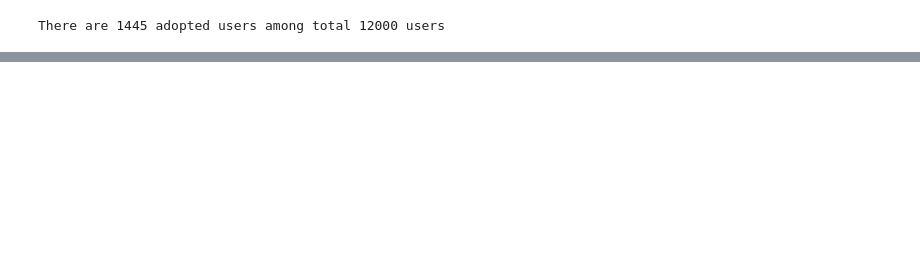
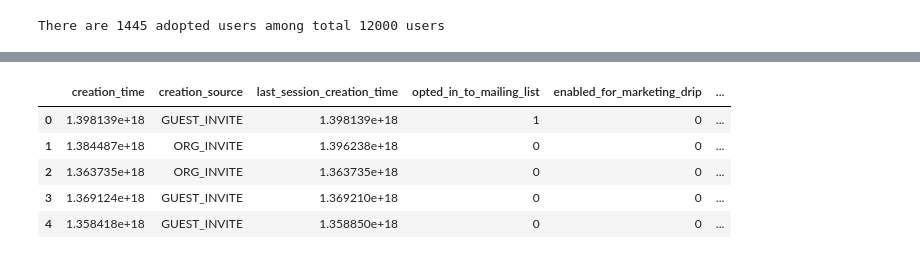
Before and after one commit to data4good1/SpringBoard, a Jupyter notebook: relax_challenge/relax-challenge.ipynb, the cells around one changed output, grey strips where cells are left out. Cells and saved outputs as stored; diff of their text form; code cells hidden in the pictures; blank space fills up the shorter version.

```diff
--- a/relax_challenge/relax-challenge.ipynb
+++ b/relax_challenge/relax-challenge.ipynb
@@ -118,3 +155,11 @@ dtype: int64
 # %%
-#fill na values in invited_by_user column
-df_join['invited_by_user_id'].fillna(value=0,inplace=True)
+df_join['last_session_creation_time'] = df_join['last_session_creation_time'].astype(float)
+df_join['creation_time'] = df_join['creation_time'].astype(float)
+df_join.head()
+# %% [output]
+|  | creation_time | creation_source | last_session_creation_time | opted_in_to_mailing_list | enabled_for_marketing_drip | ... |
+| 0 | 1.398139e+18 | GUEST_INVITE | 1.398139e+18 | 1 | 0 | ... |
+| 1 | 1.384487e+18 | ORG_INVITE | 1.396238e+18 | 0 | 0 | ... |
+| 2 | 1.363735e+18 | ORG_INVITE | 1.363735e+18 | 0 | 0 | ... |
+| 3 | 1.369124e+18 | GUEST_INVITE | 1.369210e+18 | 0 | 0 | ... |
+| 4 | 1.358418e+18 | GUEST_INVITE | 1.358850e+18 | 0 | 0 | ... |
```
Also changed, not shown: parts of 25 cells of this notebook.
